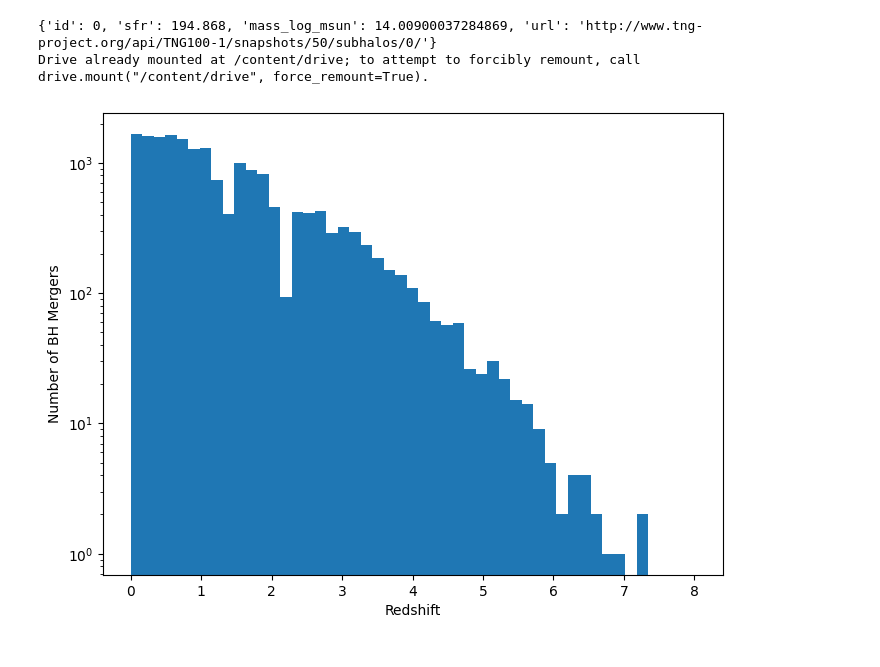
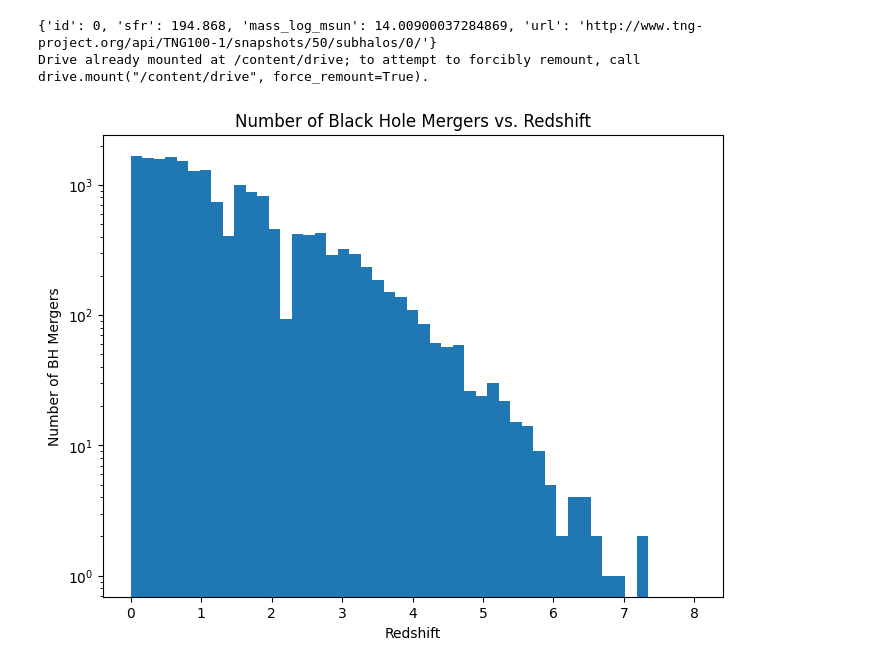
Before and after one commit to CiciWang1230/BHFinalProject, a Jupyter notebook: BHFinalProj.ipynb, the cells around one changed output. Drawn from its saved outputs; the diff is of its cells as text; code cells hidden in the pictures.

```diff
--- a/BHFinalProj.ipynb
+++ b/BHFinalProj.ipynb
@@ -334,13 +331,13 @@ def searchMergers(mergers, bhid):
 # %%
 mergers = tng100_mergers #this says that the mergers we're parsing are from the file in the drive =)
 
 #this is verbatim cici's plot; i think for the project we should narrow it down to specifically only include the mergers FROM THE SAMPLE OF SUBHALOS WE USED RATHER THAN THE GENERAL THING but my knowledge of python isn't good enough to implement that sort of filtration
 fig = plt.figure(figsize=(8,6))
 plt.hist(tng100_mergers['redshift'], bins = np.linspace(0,8,50))
 plt.xlabel('Redshift')
 plt.ylabel('Number of BH Mergers')
+plt.title('Number of Black Hole Mergers vs. Redshift')
 plt.yscale('log')
 plt.show()
-#cici: this is her code but I changed it to subhalo 0, u can change the id manually
 # %% [output]
-[figure, old version]
+[figure, new version]
```
Also changed, not shown: parts of 4 cells of this notebook.
